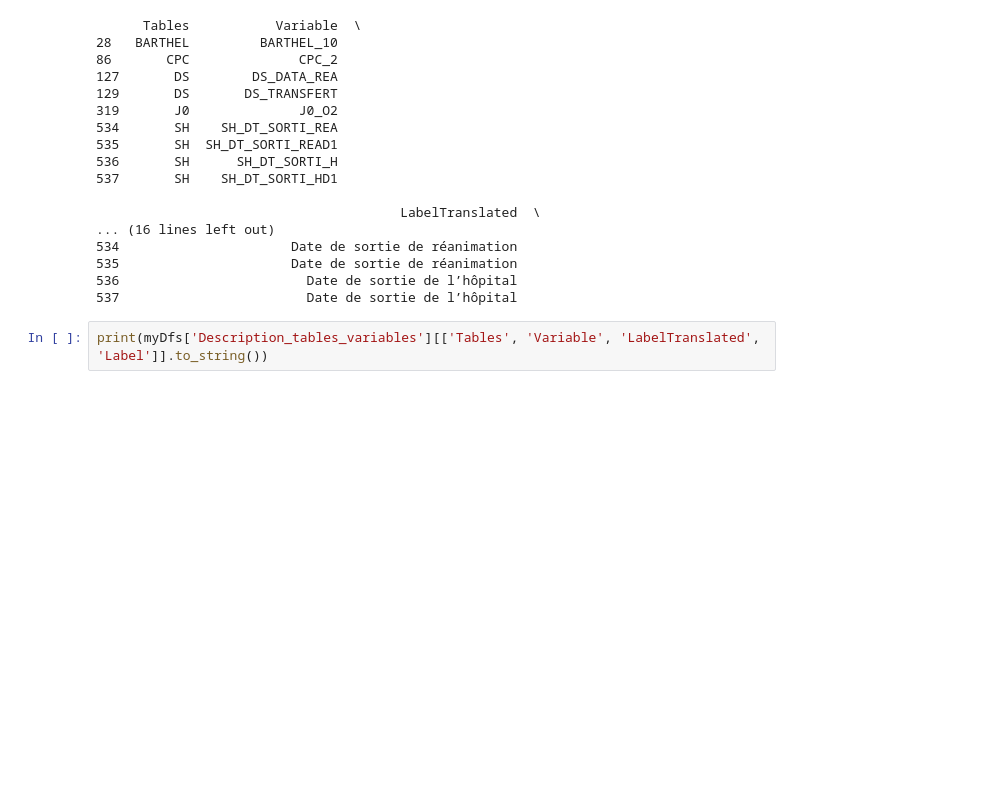
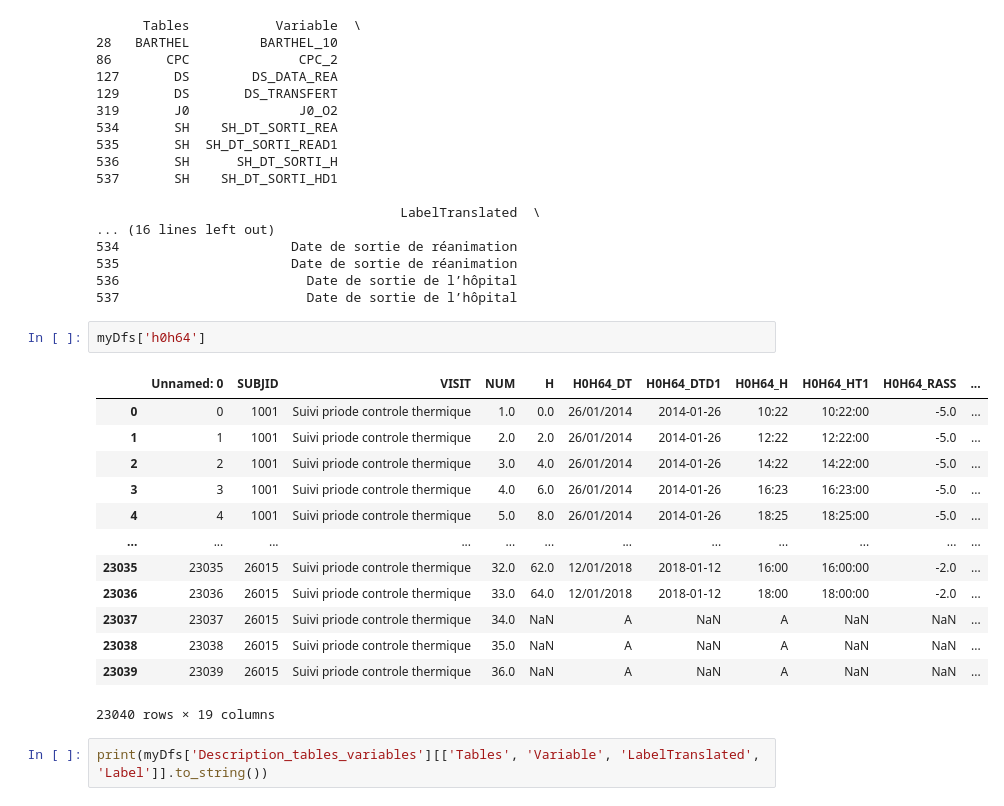
Before and after one commit to michelraskin/ttmhte, a Jupyter notebook: hyperion/hyperionGeneratePredictorsDf.ipynb, the cells around one changed output. Drawn from its saved outputs; the diff is of its cells as text; blank space fills up the shorter version.

```diff
--- a/hyperion/hyperionGeneratePredictorsDf.ipynb
+++ b/hyperion/hyperionGeneratePredictorsDf.ipynb
@@ -46,6 +46,22 @@ print(dd[mask])
 535                      Date de sortie de réanimation
 536                        Date de sortie de l’hôpital
 537                        Date de sortie de l’hôpital
+# %%
+myDfs['h0h64']
+# %% [output]
+|  | Unnamed: 0 | SUBJID | VISIT | NUM | H | H0H64_DT | H0H64_DTD1 | H0H64_H | H0H64_HT1 | H0H64_RASS | ... |
+| 0 | 0 | 1001 | Suivi priode controle thermique | 1.0 | 0.0 | 26/01/2014 | 2014-01-26 | 10:22 | 10:22:00 | -5.0 | ... |
+| 1 | 1 | 1001 | Suivi priode controle thermique | 2.0 | 2.0 | 26/01/2014 | 2014-01-26 | 12:22 | 12:22:00 | -5.0 | ... |
+| 2 | 2 | 1001 | Suivi priode controle thermique | 3.0 | 4.0 | 26/01/2014 | 2014-01-26 | 14:22 | 14:22:00 | -5.0 | ... |
+| 3 | 3 | 1001 | Suivi priode controle thermique | 4.0 | 6.0 | 26/01/2014 | 2014-01-26 | 16:23 | 16:23:00 | -5.0 | ... |
+| 4 | 4 | 1001 | Suivi priode controle thermique | 5.0 | 8.0 | 26/01/2014 | 2014-01-26 | 18:25 | 18:25:00 | -5.0 | ... |
+| ... | ... | ... | ... | ... | ... | ... | ... | ... | ... | ... | ... |
+| 23035 | 23035 | 26015 | Suivi priode controle thermique | 32.0 | 62.0 | 12/01/2018 | 2018-01-12 | 16:00 | 16:00:00 | -2.0 | ... |
+| 23036 | 23036 | 26015 | Suivi priode controle thermique | 33.0 | 64.0 | 12/01/2018 | 2018-01-12 | 18:00 | 18:00:00 | -2.0 | ... |
+| 23037 | 23037 | 26015 | Suivi priode controle thermique | 34.0 | NaN | A | NaN | A | NaN | NaN | ... |
+| 23038 | 23038 | 26015 | Suivi priode controle thermique | 35.0 | NaN | A | NaN | A | NaN | NaN | ... |
+| 23039 | 23039 | 26015 | Suivi priode controle thermique | 36.0 | NaN | A | NaN | A | NaN | NaN | ... |
+23040 rows × 19 columns
 # %%
 print(myDfs['Description_tables_variables'][['Tables', 'Variable', 'LabelTranslated', 'Label']].to_string())
 # %% [output]
```
Also changed, not shown: 1 other file.
